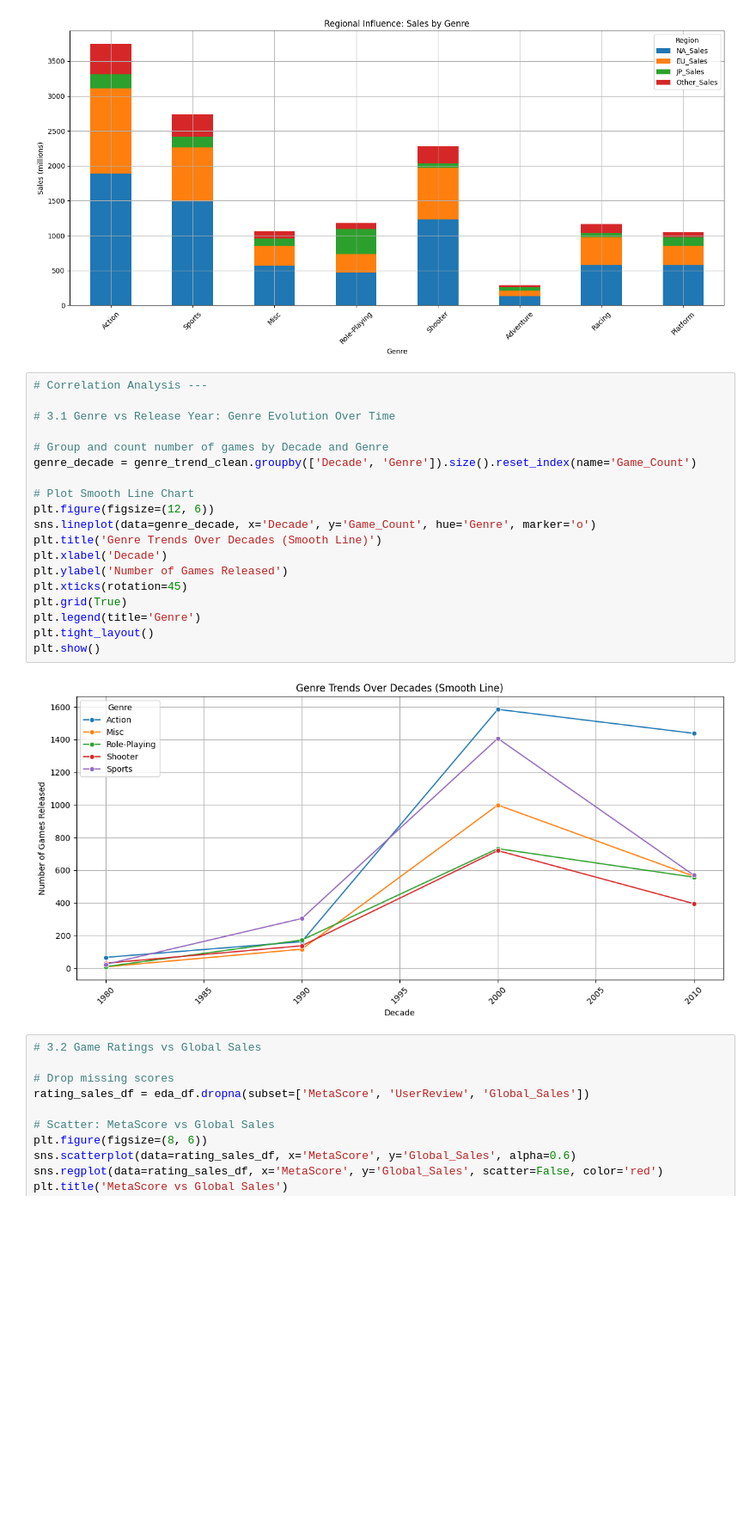
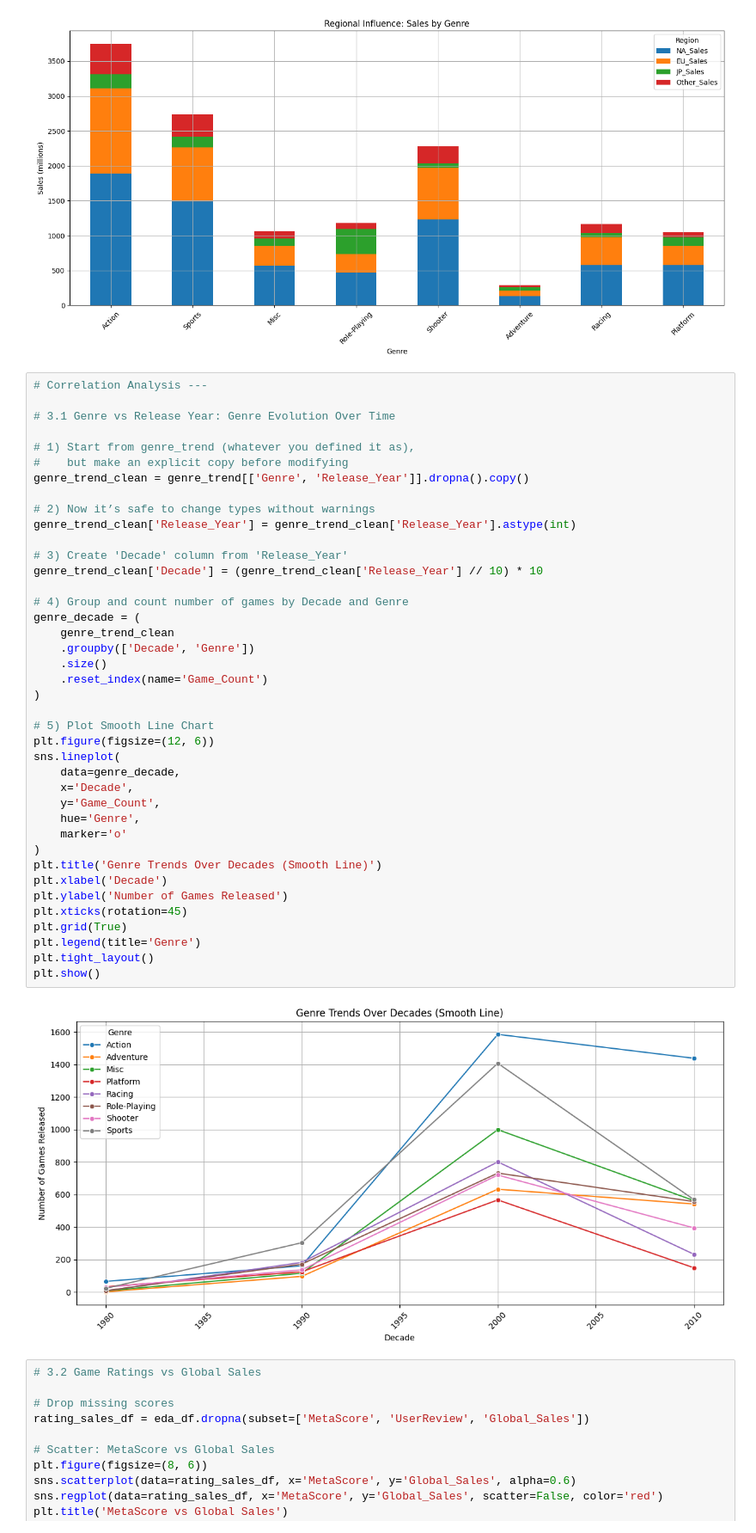
Before and after one commit to mertqara/PopularGameGenres, a Jupyter notebook: dataVisualisationAndAnalysis.ipynb, the cells around one changed output. Shown: that part at 86% size. Saved outputs shown, nothing was run; the diff lists cells and outputs as text; blank space fills up the shorter version.

```diff
--- a/dataVisualisationAndAnalysis.ipynb
+++ b/dataVisualisationAndAnalysis.ipynb
@@ -83,24 +83,45 @@ plt.show()
 # %%
 # Correlation Analysis ---
 
 # 3.1 Genre vs Release Year: Genre Evolution Over Time
 
-# Group and count number of games by Decade and Genre
-genre_decade = genre_trend_clean.groupby(['Decade', 'Genre']).size().reset_index(name='Game_Count')
+# 1) Start from genre_trend (whatever you defined it as),
+#    but make an explicit copy before modifying
+genre_trend_clean = genre_trend[['Genre', 'Release_Year']].dropna().copy()
 
-# Plot Smooth Line Chart
+# 2) Now it’s safe to change types without warnings
+genre_trend_clean['Release_Year'] = genre_trend_clean['Release_Year'].astype(int)
+
+# 3) Create 'Decade' column from 'Release_Year'
+genre_trend_clean['Decade'] = (genre_trend_clean['Release_Year'] // 10) * 10
+
+# 4) Group and count number of games by Decade and Genre
+genre_decade = (
+    genre_trend_clean
+    .groupby(['Decade', 'Genre'])
+    .size()
+    .reset_index(name='Game_Count')
+)
+
+# 5) Plot Smooth Line Chart
 plt.figure(figsize=(12, 6))
-sns.lineplot(data=genre_decade, x='Decade', y='Game_Count', hue='Genre', marker='o')
+sns.lineplot(
+    data=genre_decade,
+    x='Decade',
+    y='Game_Count',
+    hue='Genre',
+    marker='o'
+)
 plt.title('Genre Trends Over Decades (Smooth Line)')
 plt.xlabel('Decade')
 plt.ylabel('Number of Games Released')
 plt.xticks(rotation=45)
 plt.grid(True)
 plt.legend(title='Genre')
 plt.tight_layout()
 plt.show()
 # %% [output]
-[figure, old version]
+[figure, new version]
 # %%
 # 3.2 Game Ratings vs Global Sales
 
```
Also changed, not shown: parts of 6 cells of this notebook.
